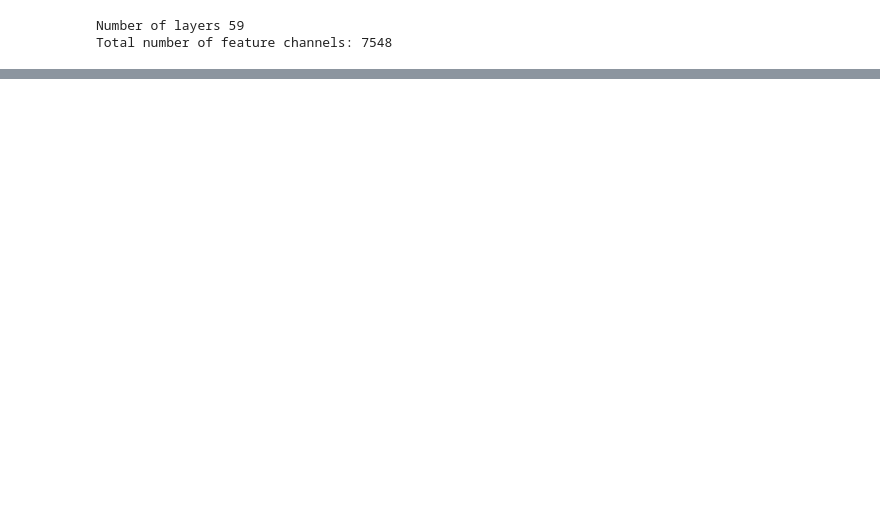
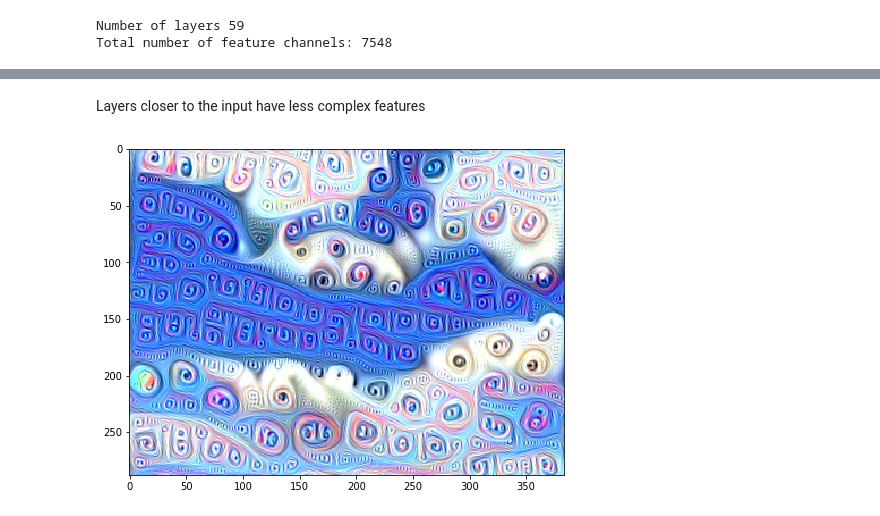
Before and after one commit to mlberkeley/deepart-workshop, a Jupyter notebook: DeepDream.ipynb, the cells around one changed output, grey strips where cells are left out. Cells and saved outputs as stored; diff of their text form; code cells hidden in the pictures; blank space fills up the shorter version.

```diff
--- a/DeepDream.ipynb
+++ b/DeepDream.ipynb
@@ -181,0 +238,7 @@ octave 3
+# %% [markdown]
+Layers closer to the input have less complex features
+# %%
+layer = 'mixed3b_3x3_bottleneck_pre_relu'
+out_img = render_deepdream(tf.square(T(layer)), img0, octave_n=4, iter_n=100, show_intermediates=False)
+# %% [output]
+[figure, added]
```
Also changed, not shown: parts of 26 cells of this notebook, 1 other file.
